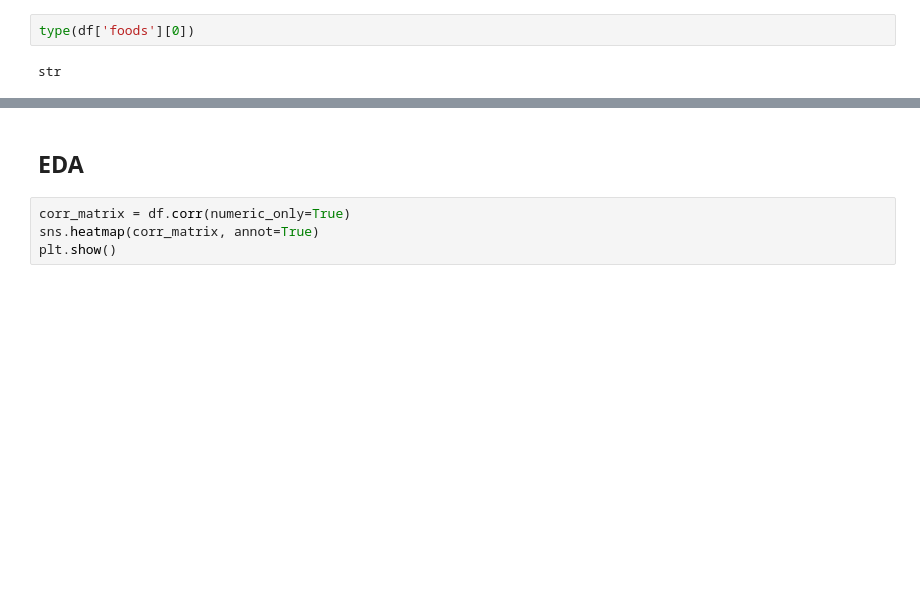
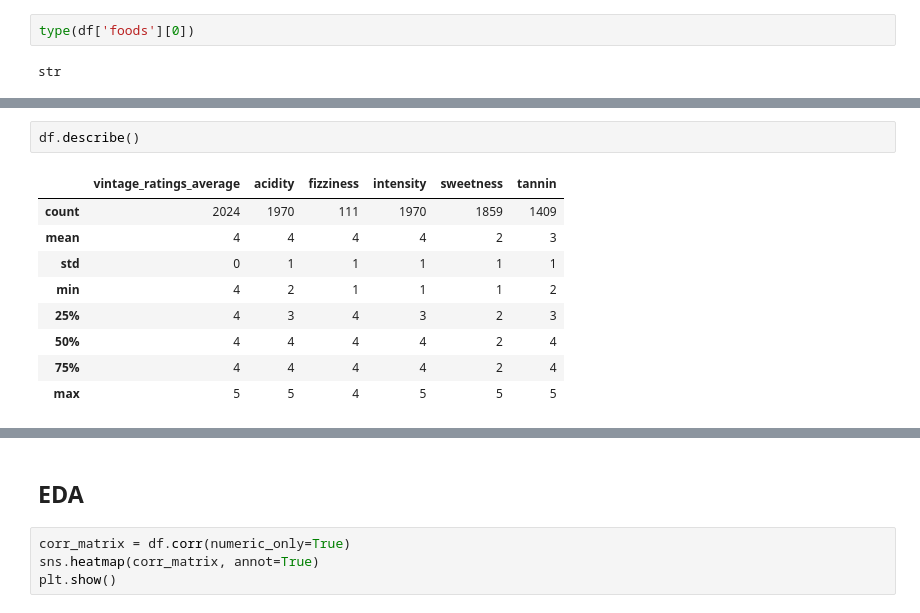
Before and after one commit to yejinlee99/DA36_mini2_Dionysus, a Jupyter notebook: KimHaebin/content_based_food_pairing_recommendation.ipynb, the cells around one changed output, grey strips where cells are left out. Saved outputs shown, nothing was run; the diff lists cells and outputs as text; blank space fills up the shorter version.

```diff
--- a/KimHaebin/content_based_food_pairing_recommendation.ipynb
+++ b/KimHaebin/content_based_food_pairing_recommendation.ipynb
@@ -186,2 +187,14 @@ memory usage: 428.2+ KB
+# %%
+df.describe()
+# %% [output]
+|  | vintage_ratings_average | acidity | fizziness | intensity | sweetness | tannin |
+| count | 2024 | 1970 | 111 | 1970 | 1859 | 1409 |
+| mean | 4 | 4 | 4 | 4 | 2 | 3 |
+| std | 0 | 1 | 1 | 1 | 1 | 1 |
+| min | 4 | 2 | 1 | 1 | 1 | 2 |
+| 25% | 4 | 3 | 4 | 3 | 2 | 3 |
+| 50% | 4 | 4 | 4 | 4 | 2 | 4 |
+| 75% | 4 | 4 | 4 | 4 | 2 | 4 |
+| max | 5 | 5 | 4 | 5 | 5 | 5 |
 # %%
 # DataFrame을 CSV 파일로 저장
```
Also changed, not shown: parts of 9 cells of this notebook, 4 other files.
